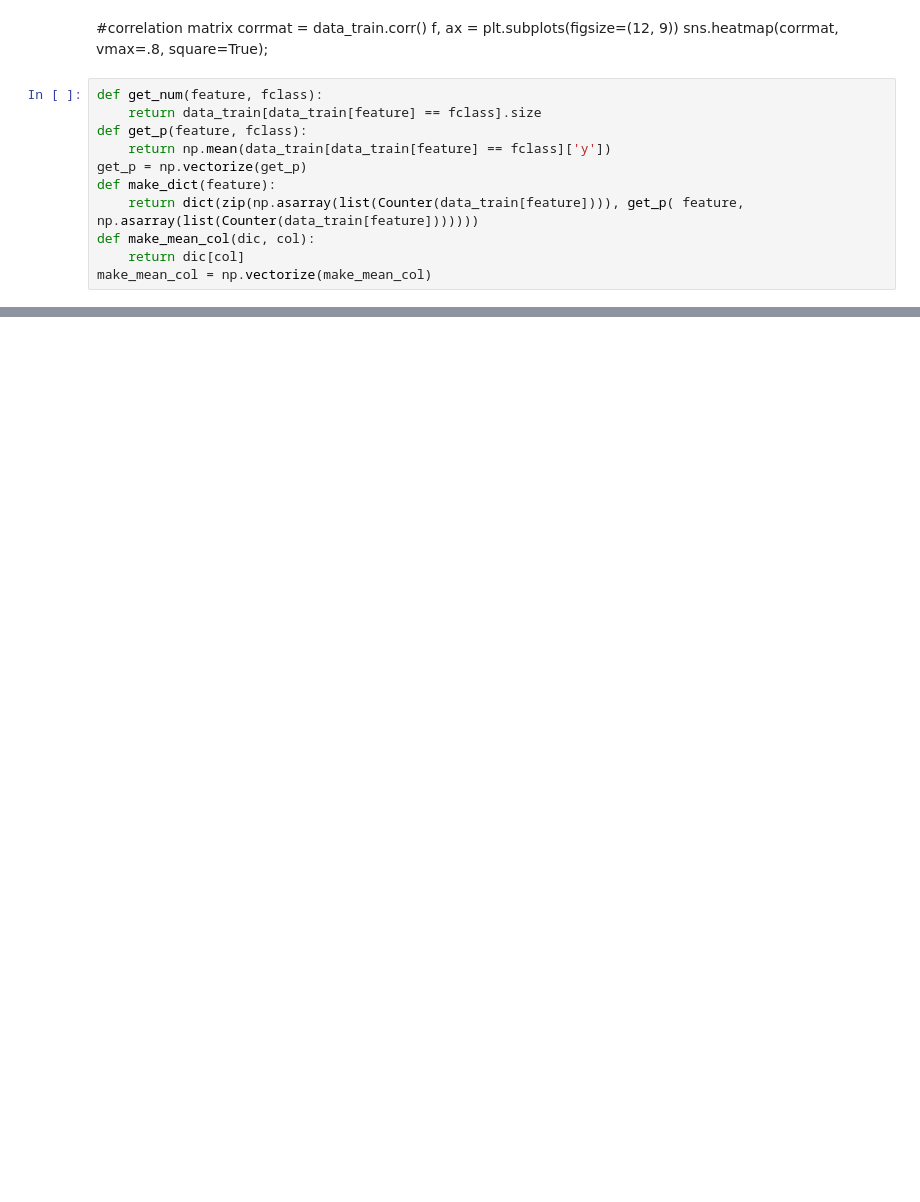
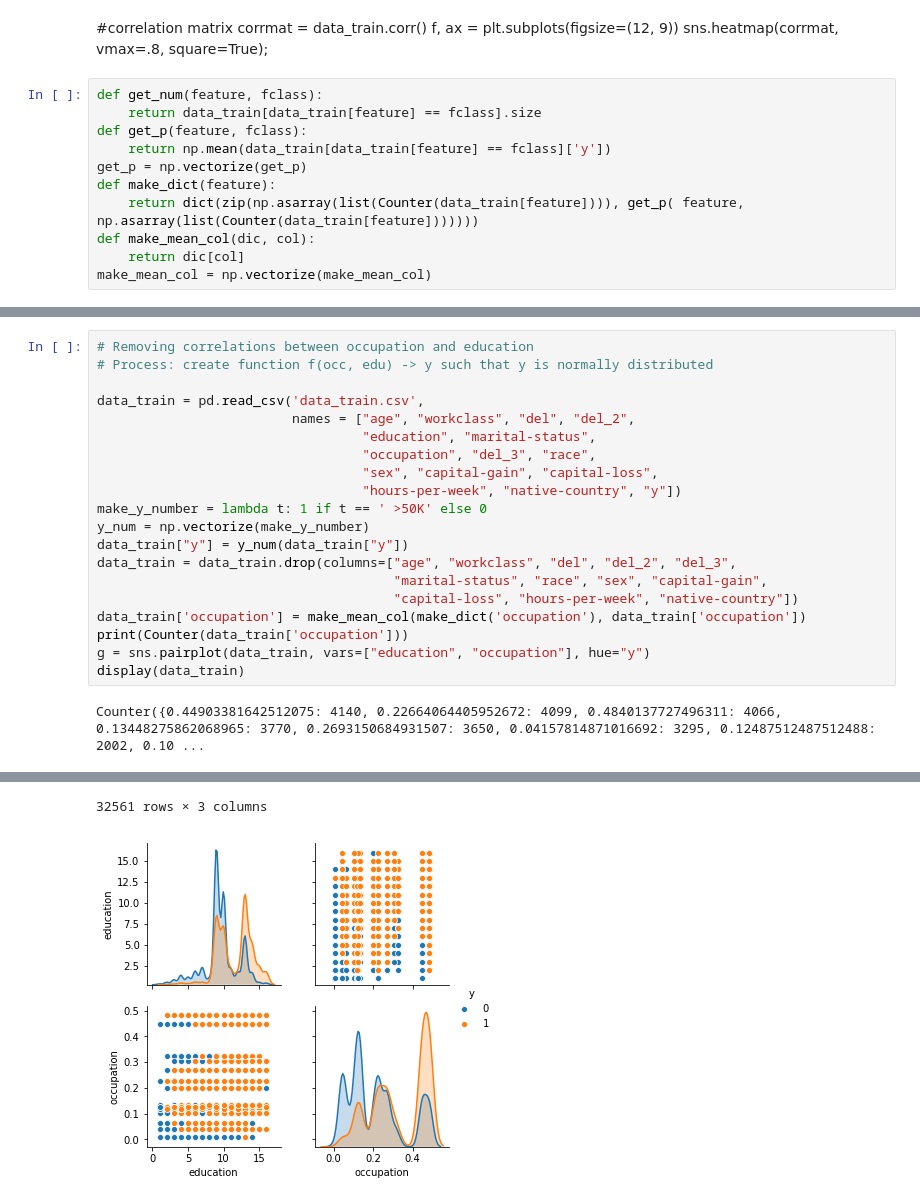
Before and after one commit to JamieAlizadeh/Income-Guesser, a Jupyter notebook: Income-Guesser.ipynb, the cells around one changed output, grey strips where cells are left out. Drawn from its saved outputs; the diff is of its cells as text; blank space fills up the shorter version.

```diff
--- a/Income-Guesser.ipynb
+++ b/Income-Guesser.ipynb
@@ -117,0 +92,22 @@ Coefficients:
+# %%
+# Removing correlations between occupation and education
+# Process: create function f(occ, edu) -> y such that y is normally distributed
+
+data_train = pd.read_csv('data_train.csv',
+                         names = ["age", "workclass", "del", "del_2",
+                                  "education", "marital-status",
+                                  "occupation", "del_3", "race",
+                                  "sex", "capital-gain", "capital-loss",
+                                  "hours-per-week", "native-country", "y"])
+make_y_number = lambda t: 1 if t == ' >50K' else 0
+y_num = np.vectorize(make_y_number)
+data_train["y"] = y_num(data_train["y"])
+data_train = data_train.drop(columns=["age", "workclass", "del", "del_2", "del_3",
+                                      "marital-status", "race", "sex", "capital-gain",
+                                      "capital-loss", "hours-per-week", "native-country"])
+data_train['occupation'] = make_mean_col(make_dict('occupation'), data_train['occupation'])
+print(Counter(data_train['occupation']))
+g = sns.pairplot(data_train, vars=["education", "occupation"], hue="y")
+display(data_train)
+# %% [output]
+Counter({0.44903381642512075: 4140, 0.22664064405952672: 4099, 0.4840137727496311: 4066, 0.13448275862068965: 3770, 0.2693150684931507: 3650, 0.04157814871016692: 3295, 0.12487512487512488: 2002, 0.10 ...
@@ -117,0 +131,2 @@ Coefficients:
+32561 rows × 3 columns
+[figure, added]
```
Also changed, not shown: parts of 4 cells of this notebook.
